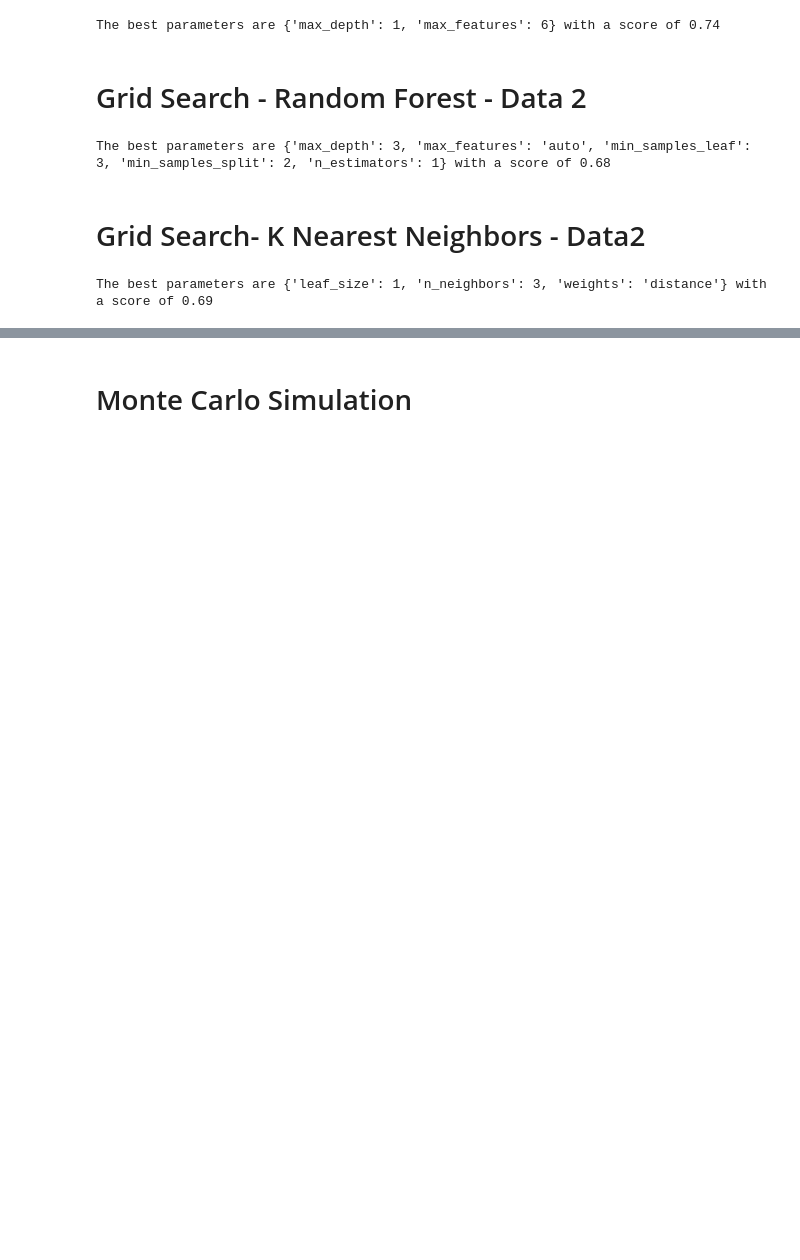
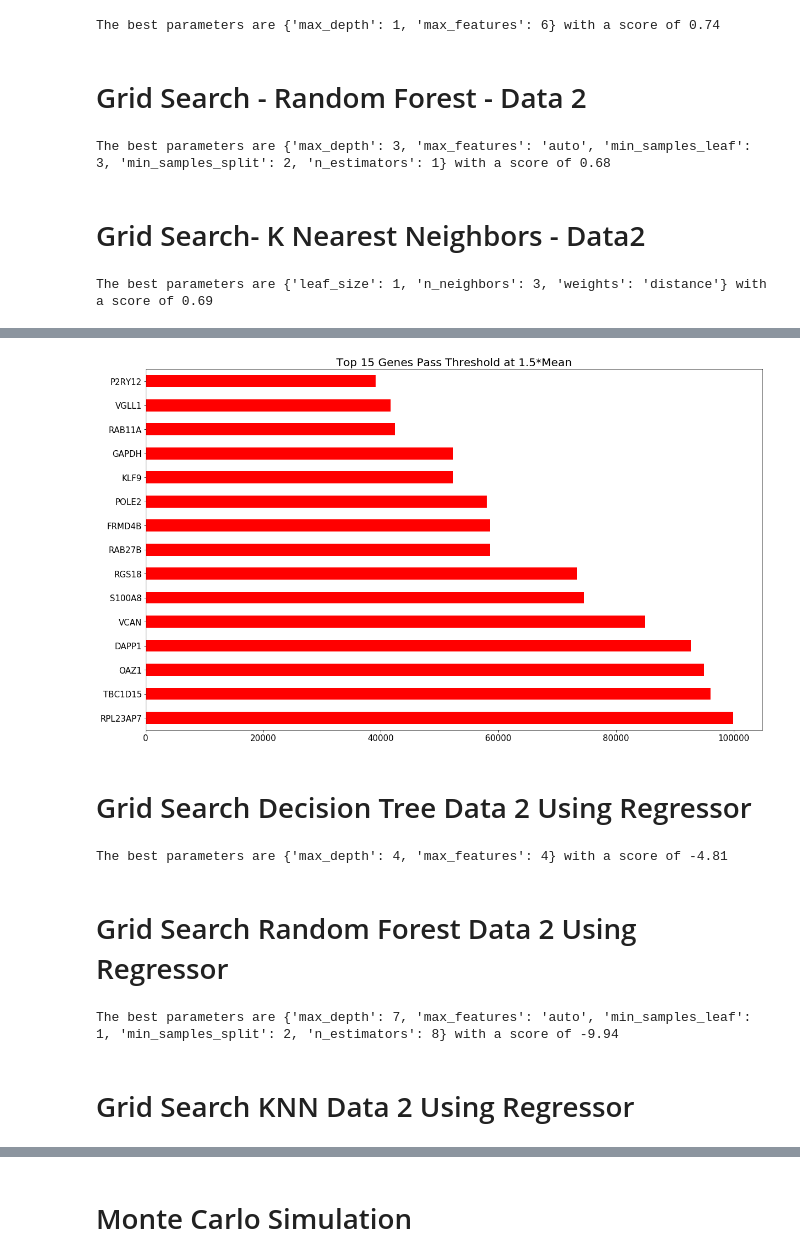
Before and after one commit to JLMarin64/Capstone, a Jupyter notebook: pregnancy_cfRNA/Capstone Exploratory Analysis3.ipynb, the cells around one changed output, grey strips where cells are left out. Cells and saved outputs as stored; diff of their text form; code cells hidden in the pictures; blank space fills up the shorter version.

```diff
--- a/pregnancy_cfRNA/Capstone Exploratory Analysis3.ipynb
+++ b/pregnancy_cfRNA/Capstone Exploratory Analysis3.ipynb
@@ -602,0 +661,76 @@ The best parameters are {'leaf_size': 1, 'n_neighbors': 3, 'weights': 'distance'
+# %%
+base = pd.Series(0,X2_train_normalized.columns)
+
+for i in range(100000):
+    model2 = ExtraTreesRegressor()
+    model2.fit(X2_train_normalized,y2_train_regressor)
+    sfm = SelectFromModel(model2, prefit = True, threshold = '1.5*mean')
+    n_features = sfm.transform(X2_train_normalized).shape[1]
+    #print('Number of feature selected:')
+    #print(n_features)
+    order_features = pd.Series(model2.feature_importances_, index=X2_train_normalized.columns).nlargest(n_features)
+    #print(order_features)
+    Name_features=pd.Series(1, index=order_features.index)
+
+    if i ==0:
+        test3 = base.add(Name_features,fill_value=0)
+        numFeatures3 = n_features
+    else:
+        test3 = test3.add(Name_features,fill_value = 0)
+        numFeatures3 = numFeatures3 + n_features
+
+#print(test/1000)
+avgnum3 = int(numFeatures3/100000)
+
+test3.nlargest(avgnum3).plot(kind='barh', title = 'Top %i Genes Pass Threshold at 1.5*Mean'%avgnum3,color="red",rot=0, fontsize =15).title.set_size(20)
+# %% [output]
+[figure, added]
+# %% [markdown]
+# Grid Search Decision Tree Data 2 Using Regressor
+# %%
+from sklearn.model_selection import KFold
+cv2 = KFold(n_splits = 10, random_state = 42)
+
+from sklearn.tree import DecisionTreeClassifier, DecisionTreeRegressor
+from sklearn.model_selection import GridSearchCV
+from sklearn import tree
+
+chosenFeat3=list(test3.nlargest(avgnum3).index)
+X_test3 = X2_train_normalized[chosenFeat3]
+
+
+dtc = DecisionTreeRegressor(random_state = 1234)
+
+param_grid = {'max_depth': [1, 2, 3, 4, 5, 6, 7, 8, 9, 10],
+                  'max_features': [1, 2, 3, 4, 5, 6, 7, 8, 9, 10]}
+
+grid = GridSearchCV(dtc, param_grid = param_grid, cv = cv2, scoring = 'r2')
+
+grid.fit(X_test3, y2_train_regressor)
+
+print("The best parameters are %s with a score of %0.2f" % (grid.best_params_, grid.best_score_))
+# %% [output]
+The best parameters are {'max_depth': 4, 'max_features': 4} with a score of -4.81
+# %% [markdown]
+# Grid Search Random Forest Data 2 Using Regressor
+# %%
+from sklearn.ensemble import RandomForestClassifier,AdaBoostClassifier,GradientBoostingClassifier,RandomForestRegressor
+
+
+rf = RandomForestRegressor(random_state = 1234)
+
+param_grid = {'max_depth': [1, 2, 3, 4, 5, 6, 7, 8, 9, 10, 20, 30, 40, 50, 60, 70, 80, 90, 100],
+                  'max_features': ['auto','sqrt'],
+              'min_samples_leaf': [1,2,3,4],
+               'min_samples_split': [2,5,10],
+               'n_estimators': [1,2,3,4,5,6,7,8,9,10]}
+
+grid = GridSearchCV(rf, param_grid = param_grid, cv = cv2, scoring = 'r2')
+
+grid.fit(X_test3, y2_train_regressor)
+
+print("The best parameters are %s with a score of %0.2f" % (grid.best_params_, grid.best_score_))
+# %% [output]
+The best parameters are {'max_depth': 7, 'max_features': 'auto', 'min_samples_leaf': 1, 'min_samples_split': 2, 'n_estimators': 8} with a score of -9.94
+# %% [markdown]
+# Grid Search KNN Data 2 Using Regressor
```
Also changed, not shown: parts of 5 cells of this notebook.
